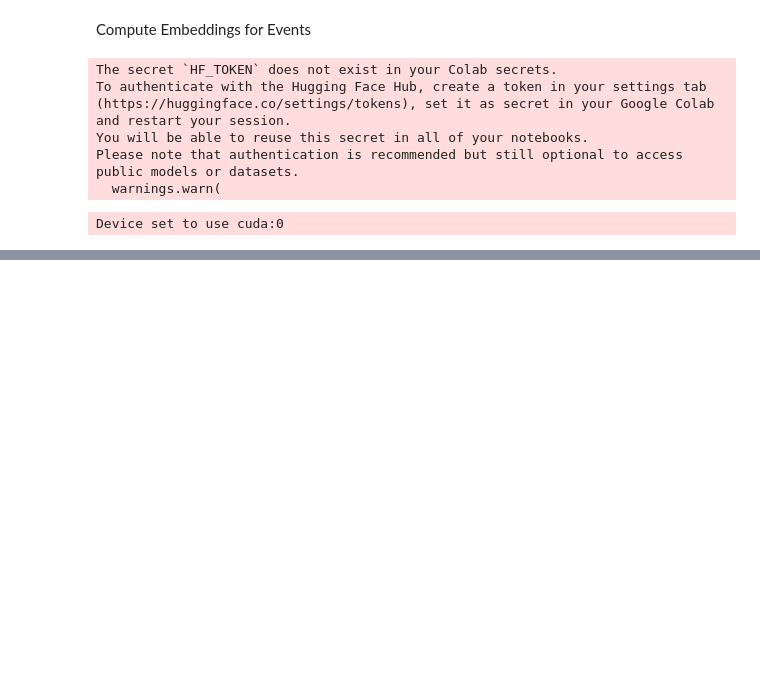
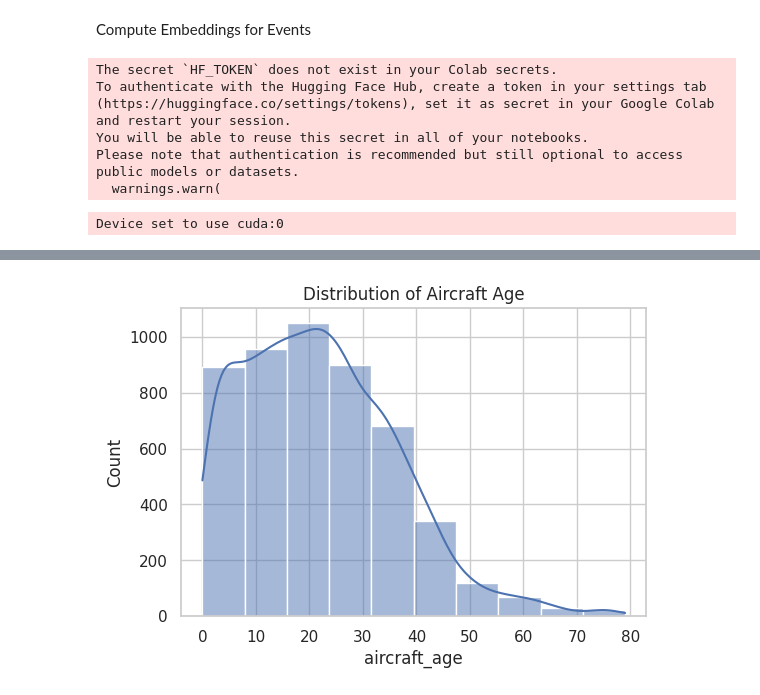
Before and after one commit to author-sanjay/AirSafetyAI, a Jupyter notebook: AirCraftAccidentDataAnalysis.ipynb, the cells around one changed output, grey strips where cells are left out. Drawn from its saved outputs; the diff is of its cells as text; code cells hidden in the pictures; blank space fills up the shorter version.

```diff
--- a/AirCraftAccidentDataAnalysis.ipynb
+++ b/AirCraftAccidentDataAnalysis.ipynb
@@ -473,0 +517,9 @@ Processed batch 170-180, saved to /content/drive/MyDrive/accidents.json
+# %%
+
+# 4. Aircraft age distribution
+plt.figure(figsize=(6,4))
+sns.histplot(df["aircraft_age"].dropna(), bins=10, kde=True)
+plt.title("Distribution of Aircraft Age")
+plt.show()
+# %% [output]
+[figure, added]
```
Also changed, not shown: parts of 12 cells of this notebook.
